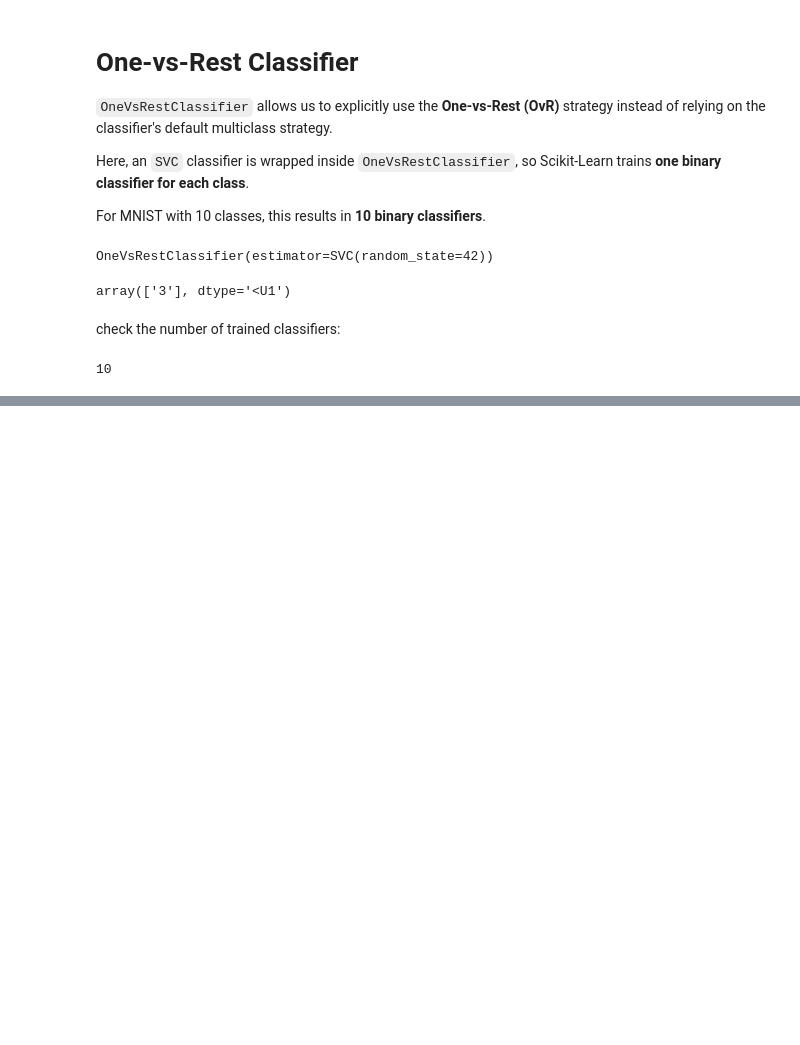
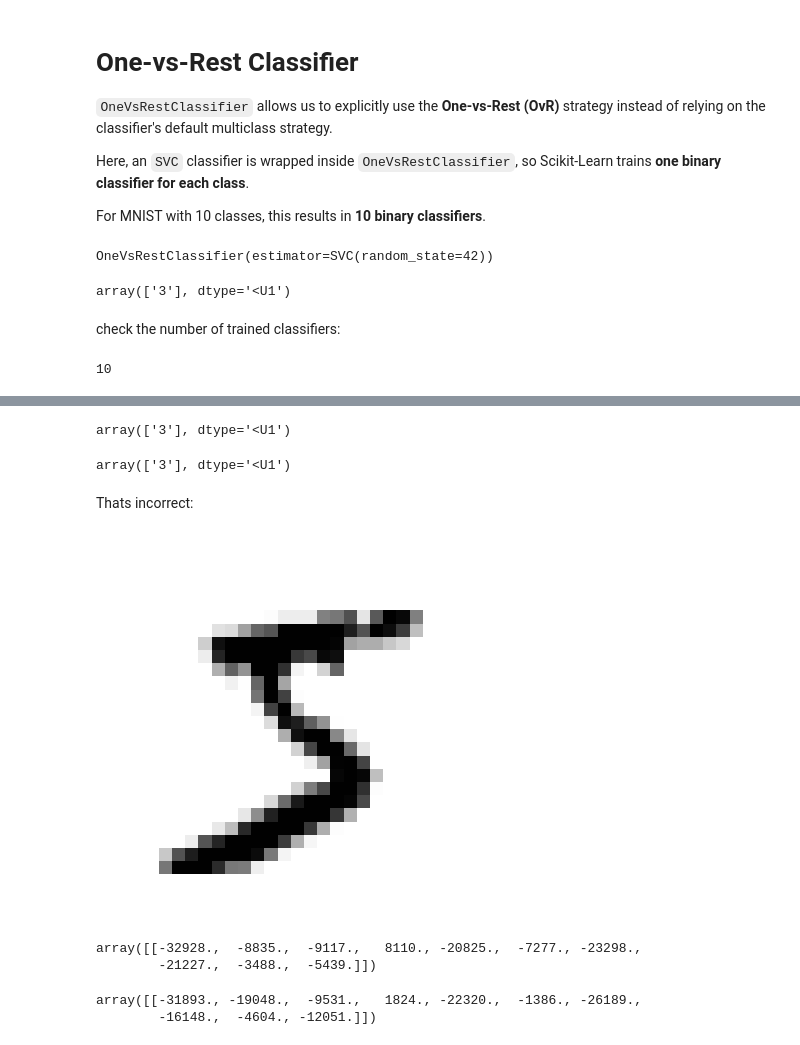
Before and after one commit to MuhammadHoseinYeganeh/MNIST-project, a Jupyter notebook: mnist.ipynb, the cells around one changed output, grey strips where cells are left out. Saved outputs shown, nothing was run; the diff lists cells and outputs as text; code cells hidden in the pictures; blank space fills up the shorter version.

```diff
--- a/mnist.ipynb
+++ b/mnist.ipynb
@@ -1031,0 +1040,26 @@ len(ovr_clf.estimators_)
+# %%
+sgd_clf = SGDClassifier(random_state=42)
+sgd_clf.fit(X_train, y_train)
+sgd_clf.predict([some_digit])
+# %% [output]
+array(['3'], dtype='<U1')
+# %%
+sgd_clf.predict([X[0]])
+# %% [output]
+array(['3'], dtype='<U1')
+# %% [markdown]
+Thats incorrect:
+# %%
+show_image(X[0])
+# %% [output]
+[figure, added]
+# %%
+sgd_clf.decision_function([some_digit]).round()
+# %% [output]
+array([[-32928.,  -8835.,  -9117.,   8110., -20825.,  -7277., -23298.,
+        -21227.,  -3488.,  -5439.]])
+# %%
+sgd_clf.decision_function([X[0]]).round()
+# %% [output]
+array([[-31893., -19048.,  -9531.,   1824., -22320.,  -1386., -26189.,
+        -16148.,  -4604., -12051.]])
```
Also changed, not shown: parts of 8 cells of this notebook.
